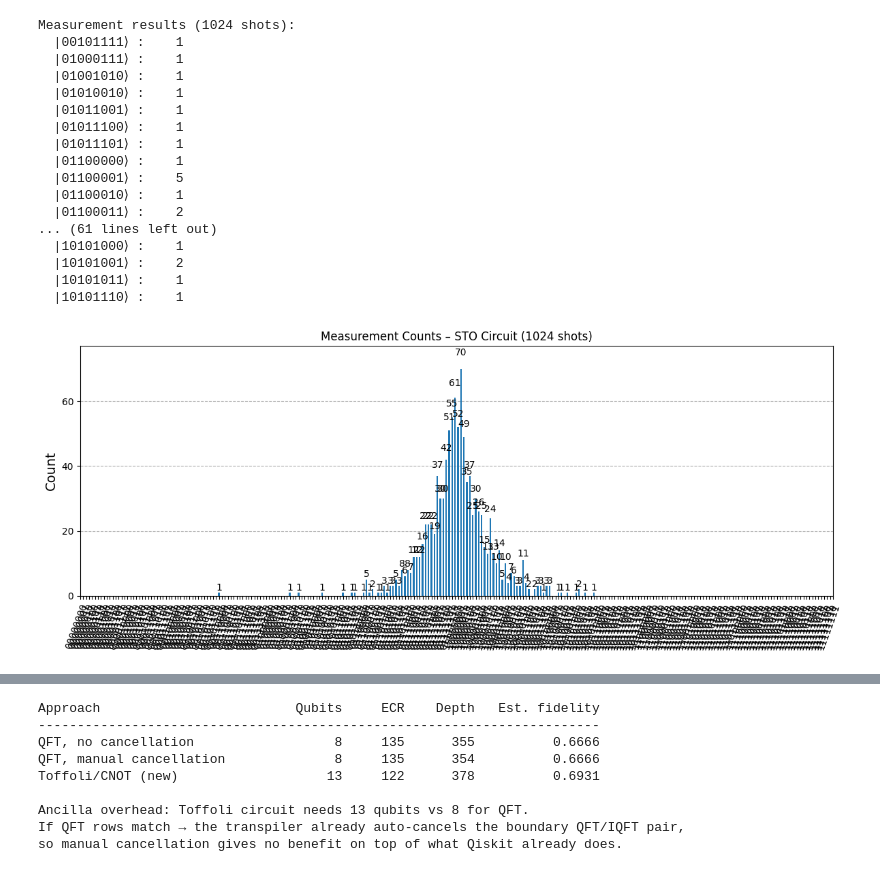
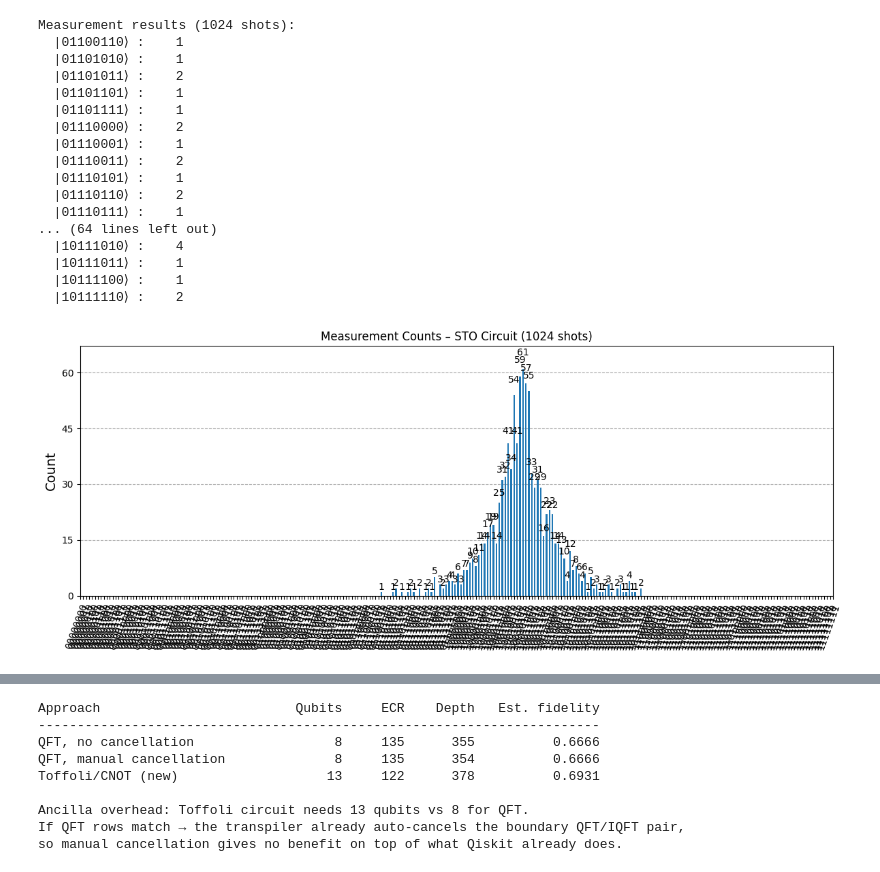
Before and after one commit to sorin-bolos/QuantumComputingResearch, a Jupyter notebook: STOsInMoleculeSymulations/STOs.ipynb, the cells around one changed output, grey strips where cells are left out. Drawn from its saved outputs; the diff is of its cells as text; code cells hidden in the pictures.

```diff
--- a/STOsInMoleculeSymulations/STOs.ipynb
+++ b/STOsInMoleculeSymulations/STOs.ipynb
@@ -234,7 +303,7 @@ scaled_a = a * scale
 center1 = 2 ** (n_qubits - 1)
 center2 = 2 ** (n_qubits - 1) + 22
 
-qc = sto(n_qubits, scaled_a, center1)
+qc = sto(n_qubits, scaled_a, center2)
 # qc.compose(sto_dagger(n_qubits, scaled_a, center2), inplace=True)
 
 qc.draw('mpl', style='iqp')
@@ -342,45 +426,58 @@ plt.show()
 # %%
-# Sample the data-register statevector to get measurement counts
-# Build a reduced Statevector from the data-register amplitudes only
-data_sv = Statevector(data_amps)
+# Run the circuit with actual shot-based measurements using AerSimulator.
+# Add a dedicated 'result' register for the final data-qubit readout.
+# After running, extract just the data bits from the space-separated bitstrings
+# that Aer produces when multiple classical registers are present.
+shots = 1024
+qc_sample = qc.copy()
+result_reg = ClassicalRegister(n_qubits, 'result')
+qc_sample.add_register(result_reg)
+qc_sample.measure(list(range(n_qubits)), result_reg)
 
-shots = 1024
-counts = data_sv.sample_counts(shots)
+raw_counts = sim.run(qc_sample, shots=shots).result().get_counts()
+
+# Bitstring format with multiple registers: '<result_bits> <mid_bit>'
+# Qiskit prints registers right-to-left in creation order, so the last-added
+# register ('result') is the leftmost token.
+counts = {}
+for bitstring, count in raw_counts.items():
+    data_bits = bitstring.split()[0]   # 'result' register = first space-separated token
+    counts[data_bits] = counts.get(data_bits, 0) + count
 
 print(f"Measurement results ({shots} shots):")
 for state in sorted(counts.keys()):
     bar = '█' * int(counts[state] / shots * 40)
     print(f"  |{state}⟩ : {counts[state]:4d}  {bar}")
 
 # Include all 2^n basis states (zeros for unobserved states)
 all_basis = [format(i, f'0{n_qubits}b') for i in range(2 ** n_qubits)]
 counts_full = {b: counts.get(b, 0) for b in all_basis}
 
 # Plot histogram of sample counts
 fig = plot_histogram(
     counts_full,
     title=f"Measurement Counts – STO Circuit ({shots} shots)",
     figsize=(12, 5),
     bar_labels=True,
 )
 fig.tight_layout()
 display(fig)
 # %% [output]
 Measurement results (1024 shots):
-  |00101111⟩ :    1
-  |01000111⟩ :    1
-  |01001010⟩ :    1
-  |01010010⟩ :    1
-  |01011001⟩ :    1
-  |01011100⟩ :    1
-  |01011101⟩ :    1
-  |01100000⟩ :    1
-  |01100001⟩ :    5
-  |01100010⟩ :    1
-  |01100011⟩ :    2
-... (61 lines left out)
-  |10101000⟩ :    1
-  |10101001⟩ :    2
-  |10101011⟩ :    1
-  |10101110⟩ :    1
+  |01100110⟩ :    1
+  |01101010⟩ :    1
+  |01101011⟩ :    2
+  |01101101⟩ :    1
+  |01101111⟩ :    1
+  |01110000⟩ :    2
+  |01110001⟩ :    1
+  |01110011⟩ :    2
+  |01110101⟩ :    1
+  |01110110⟩ :    2
+  |01110111⟩ :    1
+... (64 lines left out)
+  |10111010⟩ :    4
+  |10111011⟩ :    1
+  |10111100⟩ :    1
+  |10111110⟩ :    2
-[figure, old version]
+[figure, new version]
```
Also changed, not shown: parts of 8 cells of this notebook, 1 other file.
